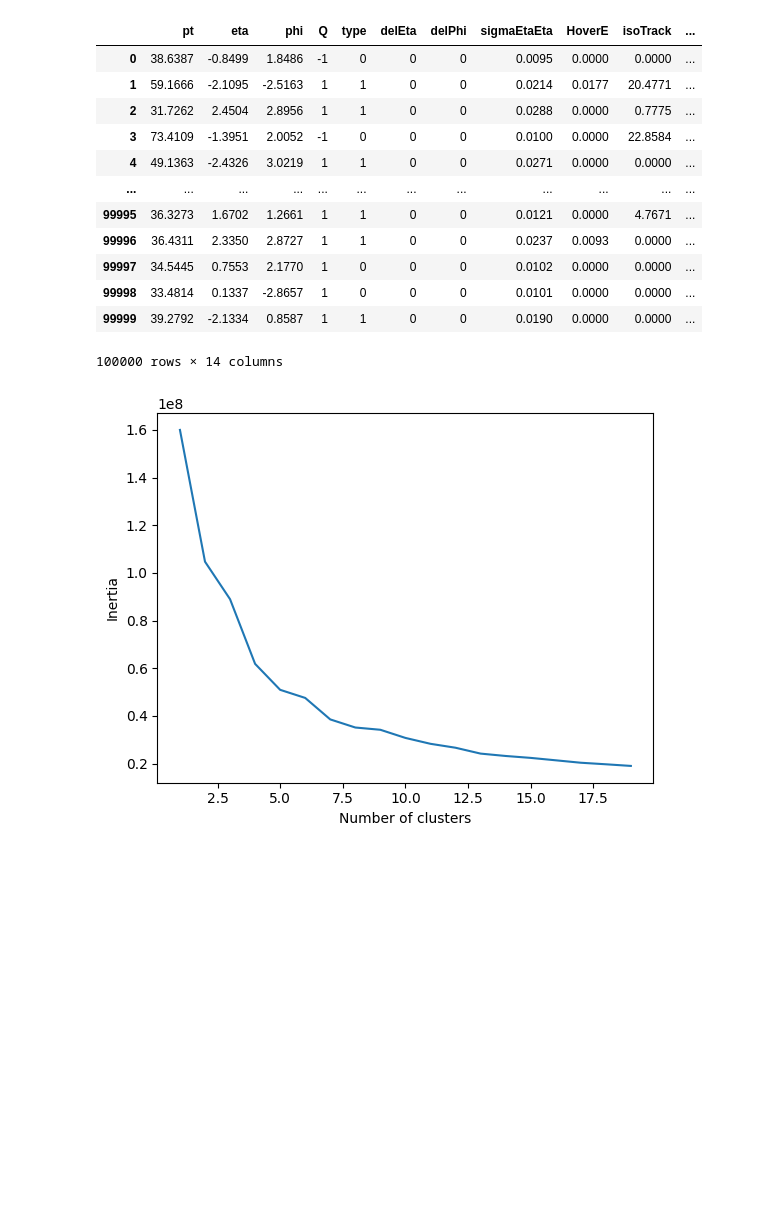
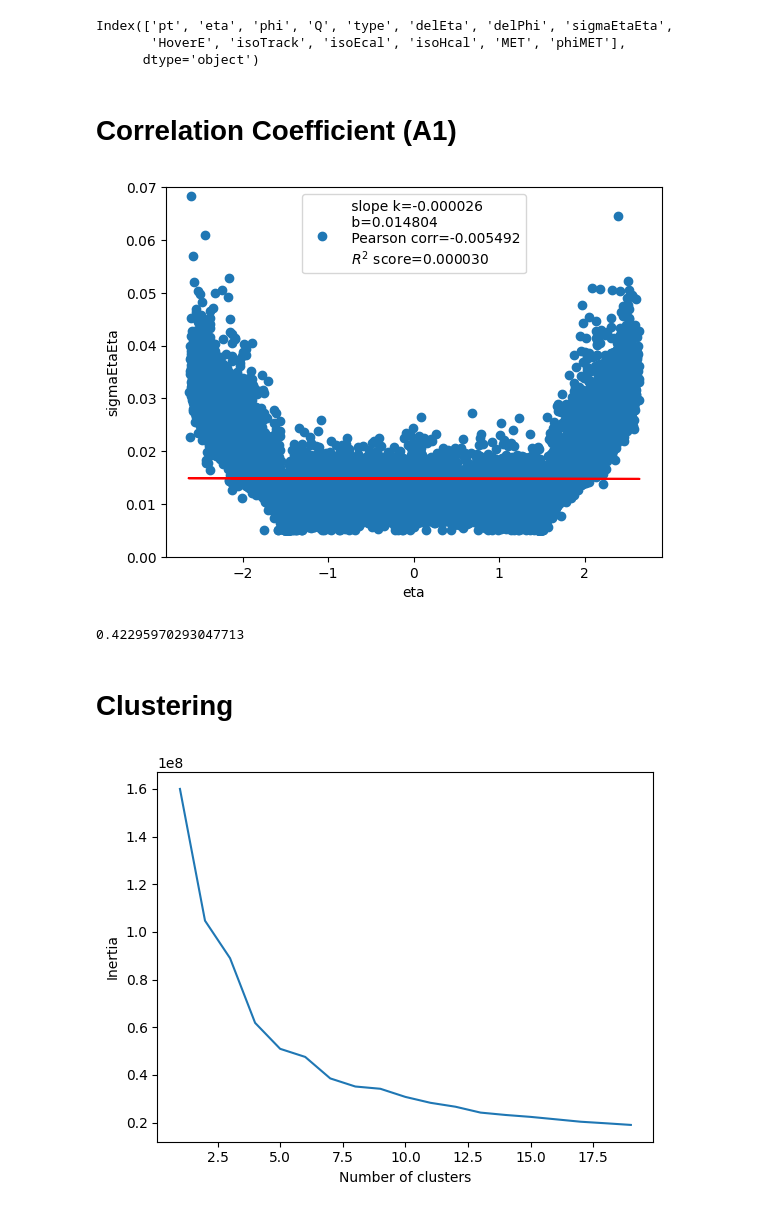
Before and after one commit to dkagramanyan/cern_project, a Jupyter notebook: data analysis.ipynb, the cells around one changed output. Saved outputs shown, nothing was run; the diff lists cells and outputs as text; code cells hidden in the pictures; blank space fills up the shorter version.

```diff
--- a/data analysis.ipynb
+++ b/data analysis.ipynb
@@ -14,16 +23,31 @@ del df['Event']
-# %%
-df
-# %% [output]
-|  | pt | eta | phi | Q | type | delEta | delPhi | sigmaEtaEta | HoverE | isoTrack | ... |
-| 0 | 38.6387 | -0.8499 | 1.8486 | -1 | 0 | 0 | 0 | 0.0095 | 0.0000 | 0.0000 | ... |
-| 1 | 59.1666 | -2.1095 | -2.5163 | 1 | 1 | 0 | 0 | 0.0214 | 0.0177 | 20.4771 | ... |
-| 2 | 31.7262 | 2.4504 | 2.8956 | 1 | 1 | 0 | 0 | 0.0288 | 0.0000 | 0.7775 | ... |
-| 3 | 73.4109 | -1.3951 | 2.0052 | -1 | 0 | 0 | 0 | 0.0100 | 0.0000 | 22.8584 | ... |
-| 4 | 49.1363 | -2.4326 | 3.0219 | 1 | 1 | 0 | 0 | 0.0271 | 0.0000 | 0.0000 | ... |
-| ... | ... | ... | ... | ... | ... | ... | ... | ... | ... | ... | ... |
-| 99995 | 36.3273 | 1.6702 | 1.2661 | 1 | 1 | 0 | 0 | 0.0121 | 0.0000 | 4.7671 | ... |
-| 99996 | 36.4311 | 2.3350 | 2.8727 | 1 | 1 | 0 | 0 | 0.0237 | 0.0093 | 0.0000 | ... |
-| 99997 | 34.5445 | 0.7553 | 2.1770 | 1 | 0 | 0 | 0 | 0.0102 | 0.0000 | 0.0000 | ... |
-| 99998 | 33.4814 | 0.1337 | -2.8657 | 1 | 0 | 0 | 0 | 0.0101 | 0.0000 | 0.0000 | ... |
-| 99999 | 39.2792 | -2.1334 | 0.8587 | 1 | 1 | 0 | 0 | 0.0190 | 0.0000 | 0.0000 | ... |
-100000 rows × 14 columns
+# %%
+ df.columns
+# %% [output]
+Index(['pt', 'eta', 'phi', 'Q', 'type', 'delEta', 'delPhi', 'sigmaEtaEta',
+       'HoverE', 'isoTrack', 'isoEcal', 'isoHcal', 'MET', 'phiMET'],
+      dtype='object')
+# %% [markdown]
+# Correlation Coefficient (A1)
+# %%
+x=df['eta'].values.reshape((-1,1))
+
+
+y=df['sigmaEtaEta'].map(lambda x: x if x>0.005 else 0.005)
+
+y=y.values.reshape((-1,1))
+
+reg = linear_model.LinearRegression().fit(x,y)
+
+reg.score(x, y)
+b=reg.predict(np.array([[0]]))
+corr=np.corrcoef(x.flatten(), y.flatten())[0, 1]
+
+plt.scatter(x,y)
+plt.plot(x,x*reg.coef_+b,color='red')
+plt.legend([f' slope k={reg.coef_[0,0]:2f}\n b={b[0,0]:2f}\n Pearson corr={corr:2f}\n $R^2$ score={reg.score(x,y):2f}'])
+plt.xlabel('eta')
+plt.ylabel('sigmaEtaEta')
+plt.ylim(0,0.07)
+plt.show()
+# %% [output]
+[figure, added]
@@ -30,3 +56,9 @@ df
+# %%
+np.mean(abs(y-predicted)/predicted)
+# %% [output]
+0.42295970293047713
+# %% [markdown]
+# Clustering
 # %%
 reducer=umap.UMAP(n_components=2)
 
```
Also changed, not shown: parts of 11 cells of this notebook.
